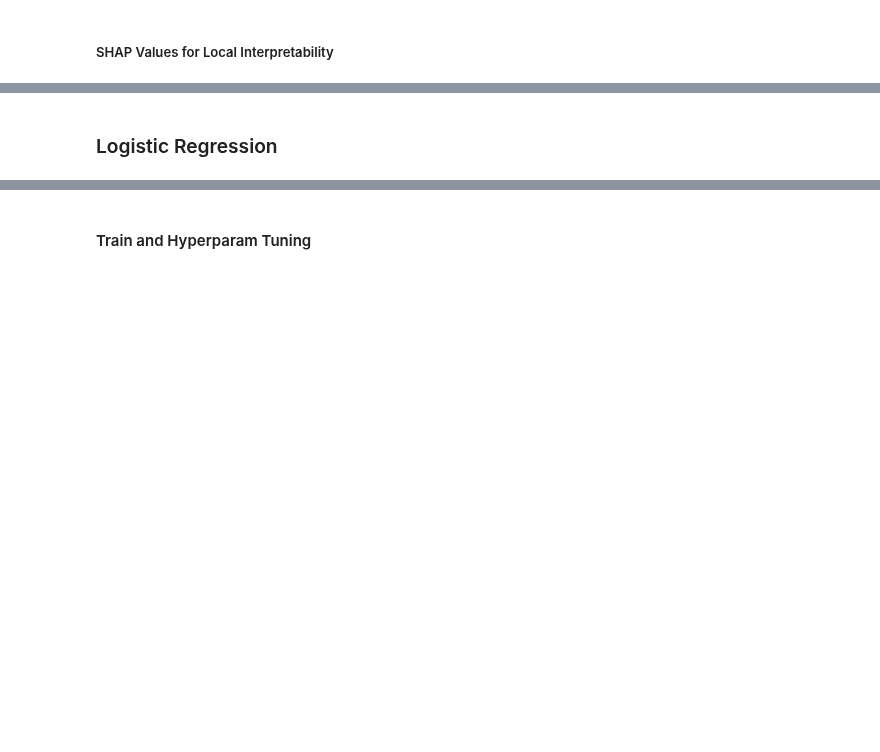
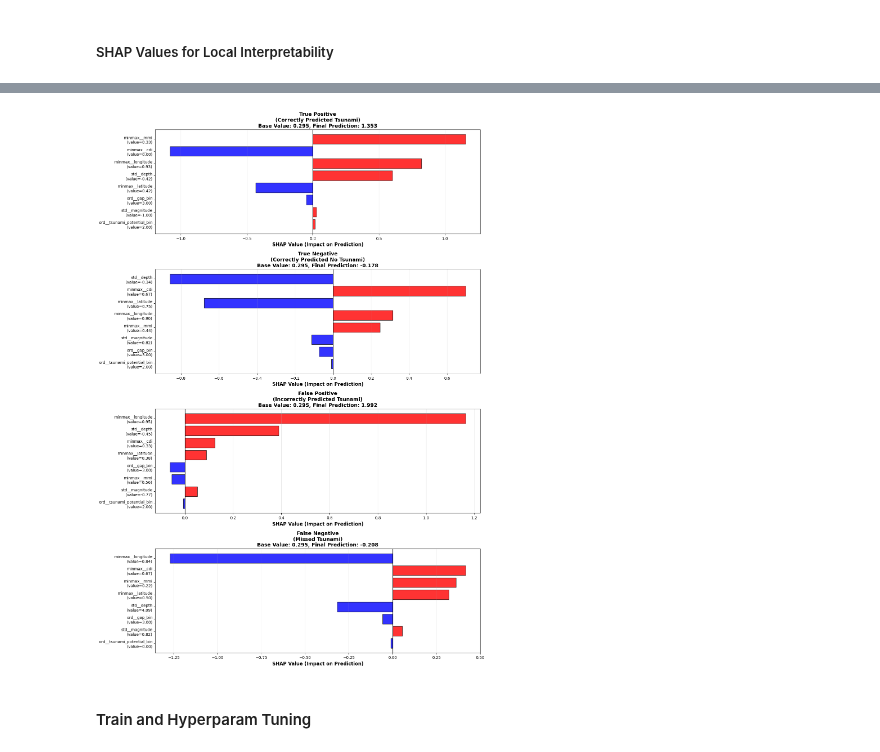
Before and after one commit to JustinXre2020/Earthquake-Tsunami, a Jupyter notebook: src/source_code.ipynb, the cells around one changed output, grey strips where cells are left out. Drawn from its saved outputs; the diff is of its cells as text; code cells hidden in the pictures; blank space fills up the shorter version.

Commit message:
feat: update local feature

```diff
--- a/src/source_code.ipynb
+++ b/src/source_code.ipynb
@@ -919,5 +900,79 @@ shap_feature_importance.head(10)
 | 7 | std__magnitude | 0.102124 |
 | 1 | ord__gap_bin | 0.083789 |
 | 0 | ord__tsunami_potential_bin | 0.010282 |
-# %% [markdown]
-### Logistic Regression
+# %%
+# Local Feature Importance - Individual Predictions
+# Select interesting examples: correct predictions and misclassifications
+
+# Get predictions for test set
+y_test_array = y_test.values
+y_test_pred = final_model.predict(X_test_processed)
+
+# Find indices of different prediction scenarios
+true_positive_idx = np.where((y_test_array == 1) & (y_test_pred == 1))[0]
+true_negative_idx = np.where((y_test_array == 0) & (y_test_pred == 0))[0]
+false_positive_idx = np.where((y_test_array == 0) & (y_test_pred == 1))[0]
+false_negative_idx = np.where((y_test_array == 1) & (y_test_pred == 0))[0]
+
+# Select one example from each category (if available)
+sample_indices = []
+sample_labels = []
+
+if len(true_positive_idx) > 0:
+    sample_indices.append(true_positive_idx[0])
+    sample_labels.append('True Positive\n(Correctly Predicted Tsunami)')
+
+if len(true_negative_idx) > 0:
+    sample_indices.append(true_negative_idx[0])
+    sample_labels.append('True Negative\n(Correctly Predicted No Tsunami)')
+
+if len(false_positive_idx) > 0:
+    sample_indices.append(false_positive_idx[0])
+    sample_labels.append('False Positive\n(Incorrectly Predicted Tsunami)')
+
+if len(false_negative_idx) > 0:
+    sample_indices.append(false_negative_idx[0])
+    sample_labels.append('False Negative\n(Missed Tsunami)')
+
+print(f"Analyzing {len(sample_indices)} sample predictions:")
+for i, (idx, label) in enumerate(zip(sample_indices, sample_labels)):
+    print(f"\nSample {i+1}: {label.replace(chr(10), ' ')}")
+    print(f"  Actual: {y_test_array[idx]}, Predicted: {y_test_pred[idx]}")
+    print(f"  Prediction probability: {final_model.predict_proba(X_prep_df.iloc[[idx]])[0, 1]:.3f}")
+
+# Visualize local feature importance for each sample
+n_samples = len(sample_indices)
+fig, axes = plt.subplots(n_samples, 1, figsize=(14, 5 * n_samples))
+if n_samples == 1:
+    axes = [axes]
+
+for i, (idx, label) in enumerate(zip(sample_indices, sample_labels)):
+    # Get SHAP values for this specific instance
+    sample_shap = shap_vals_only[idx]
+
+    # Get top contributing features (by absolute value)
+    top_n = 8
+    top_feature_indices = np.argsort(np.abs(sample_shap))[-top_n:][::-1]
+
+    top_shap_values = sample_shap[top_feature_indices]
+    top_feature_names = [feature_names[j] for j in top_feature_indices]
+    top_feature_values = X_prep_df.iloc[idx, top_feature_indices].values
+
+    # Create color map: red for positive (towards tsunami), blue for negative
+    colors_map = ['red' if val > 0 else 'blue' for val in top_shap_values]
+
+    axes[i].barh(range(top_n), top_shap_values, color=colors_map, edgecolor='black', alpha=0.8)
+    axes[i].set_yticks(range(top_n))
+    axes[i].set_yticklabels([f"{name}\n(value={val:.2f})" for name, val in zip(top_feature_names, top_feature_values)],
+                            fontsize=10)
+    axes[i].invert_yaxis()
+    axes[i].set_xlabel('SHAP Value (Impact on Prediction)', fontsize=12, fontweight='bold')
+    axes[i].set_title(f'{label}\nBase Value: {base_value:.3f}, Final Prediction: {base_value + sample_shap.sum():.3f}',
+                     fontsize=13, fontweight='bold')
+    axes[i].axvline(x=0, color='black', linestyle='-', linewidth=1)
+    axes[i].grid(True, alpha=0.3, axis='x')
+
+plt.tight_layout()
+plt.savefig('../figures/XGBoost_local_feature_importance.png', dpi=300, bbox_inches='tight')
+plt.show()
+# %% [output]
@@ -924,3 +996,4 @@ shap_feature_importance.head(10)
+[figure, added]
 # %% [markdown]
 #### Train and Hyperparam Tuning
 # %%
```
Also changed, not shown: parts of 7 cells of this notebook, 2 other files.
